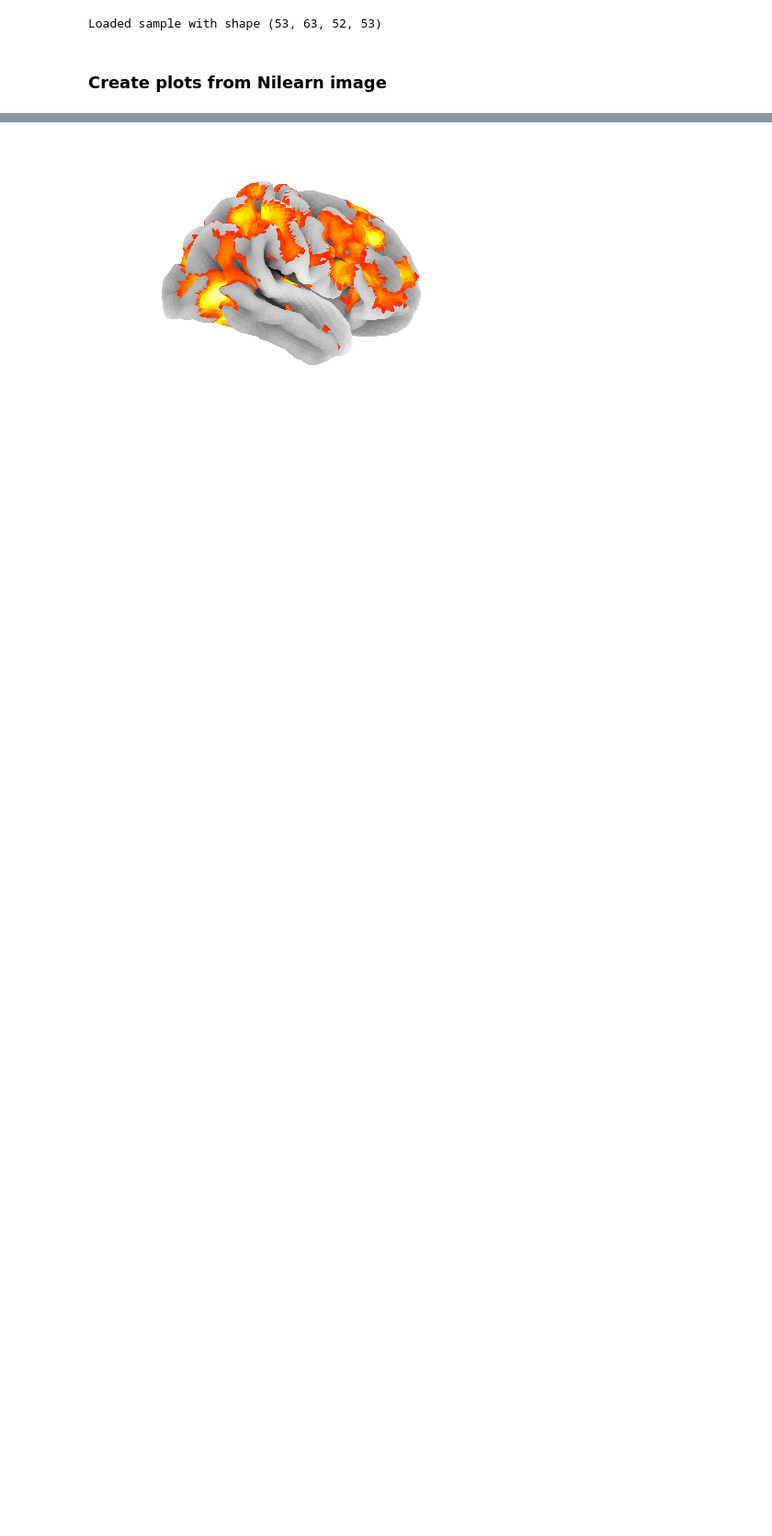
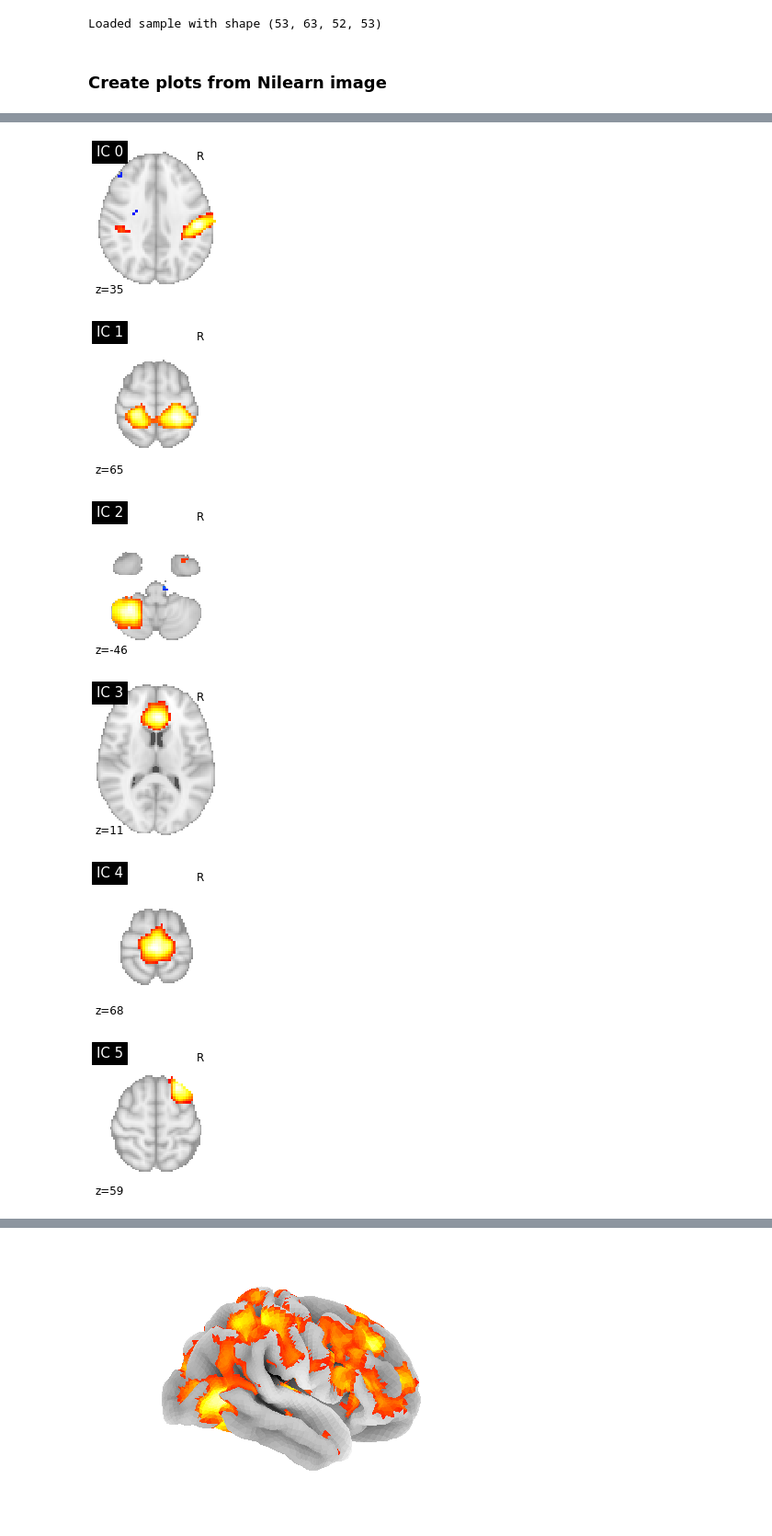
Before and after one commit to Beerend/TReNDS, a Jupyter notebook: notebooks/read_fMRI_image.ipynb, the cells around one changed output, grey strips where cells are left out. Shown at 92% size. Cells and saved outputs as stored; diff of their text form; code cells hidden in the pictures; blank space fills up the shorter version.

```diff
--- a/notebooks/read_fMRI_image.ipynb
+++ b/notebooks/read_fMRI_image.ipynb
@@ -34,0 +44,12 @@ nlplt.show()
+# %%
+for i, cur_img in enumerate(nl.image.iter_img(canica_components_img)):
+    nlplt.plot_stat_map(cur_img, display_mode="z", title="IC %d" % i,
+                  cut_coords=1, colorbar=False)
+    nlplt.show()
+# %% [output]
+[figure, added]
+[figure, added]
+[figure, added]
+[figure, added]
+[figure, added]
+[figure, added]
```
Also changed, not shown: parts of 8 cells of this notebook, 4 other files.
